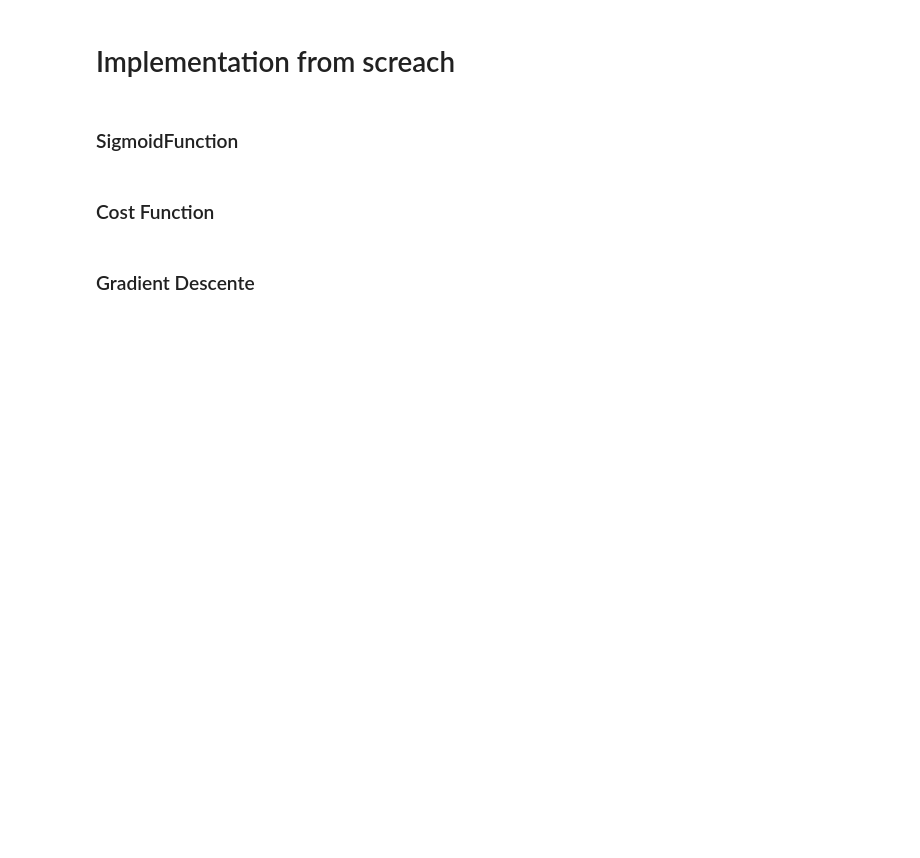
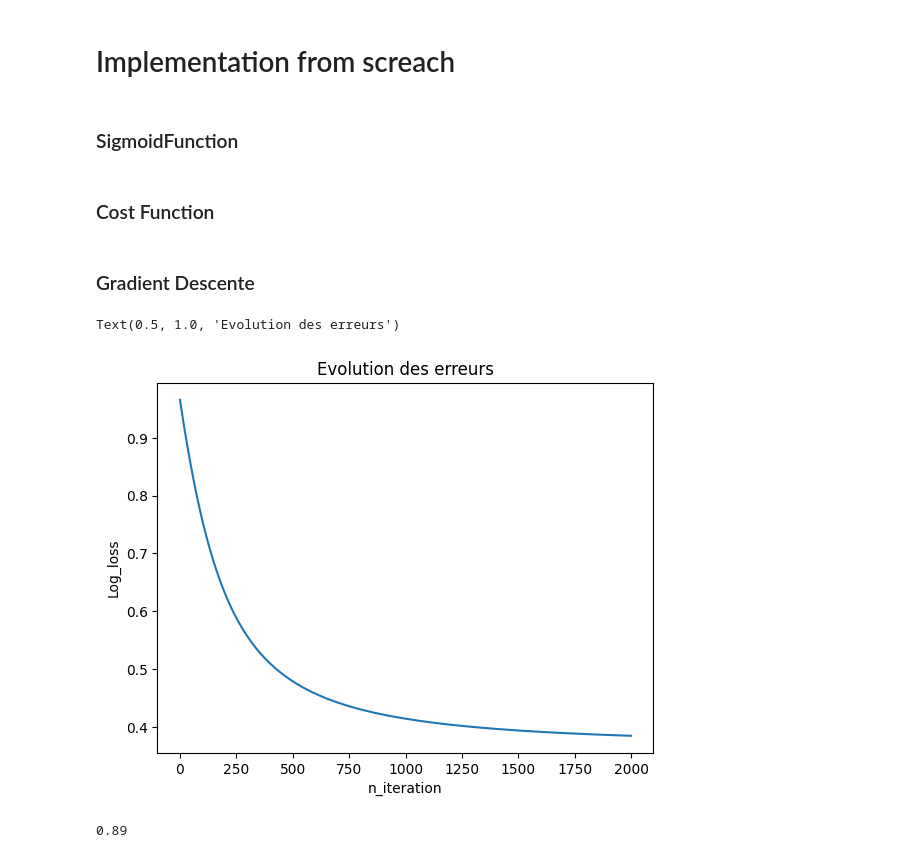
Before and after one commit to abderrahimJK/Logistic-Regression_Social_Network_Ads, a Jupyter notebook: logistic_regression.ipynb, the cells around one changed output. Cells and saved outputs as stored; diff of their text form; code cells hidden in the pictures; blank space fills up the shorter version.

```diff
--- a/logistic_regression.ipynb
+++ b/logistic_regression.ipynb
@@ -114,12 +97,12 @@ def log_loss(y, A):
 # %% [markdown]
 ### Gradient Descente
 # %%
-class LogisticRegression:
+class MyLogisticRegression:
 
-  def __init__(self,W, b, learning_rate) -> None:
-    self.W = W
-    self.b = b
-    self.learning_rate = learning_rate
+  def __init__(self) -> None:
+    self.W = np.random.randn(X.shape[1])
+    self.b = np.random.randn(1)
+    self.learning_rate = 0.01
 
   def gradientsDescente(self, X, A, y):
     dW = 1/len(y) * np.dot(X.T, A - y)
@@ -128,12 +111,34 @@ class LogisticRegression:
     self.b = self.b - self.learning_rate * db
     return (dW, db)
 
-  def modele(self, X, W, b):
-    Z = X.dot(W) + b
-    A = sigmoid(Z)
+  def sigmoid(self,z):
+    return 1/(1+np.exp(-z))
+
+  def log_loss(self, y, A):
+    return 1/len(y) * np.sum(-y * np.log(A) - (1 - y) * np.log(1 - A))
+
+  def modele(self, X):
+    Z = X.dot(self.W) + self.b
+    A = self.sigmoid(Z)
     return A
 
-  def predict(self, X, W, b):
-    A = self.modele(X, W, b)
-    print(A)
-    return A >= 0.5
+  def predict(self, X):
+    A = self.modele(X)
+    A[A<0.5]=0
+    A[A>=0.5]=1
+    return A
+# %%
+LR = MyLogisticRegression()
+loss_history = []
+for i in range(2000):
+        A = LR.modele(X_train)
+        loss_history.append(LR.log_loss(y_train, A))
+        W, b = LR.gradientsDescente(X_train, A, y_train)
+
+plt.plot(loss_history)
+plt.xlabel('n_iteration')
+plt.ylabel('Log_loss')
+plt.title('Evolution des erreurs')
+# %% [output]
+Text(0.5, 1.0, 'Evolution des erreurs')
+[figure, added]
@@ -139,0 +147,4 @@ class LogisticRegression:
+# %%
+print(accuracy_score(y_test, y_pred2))
+# %% [output]
+0.89
```
Also changed, not shown: parts of 7 cells of this notebook.
